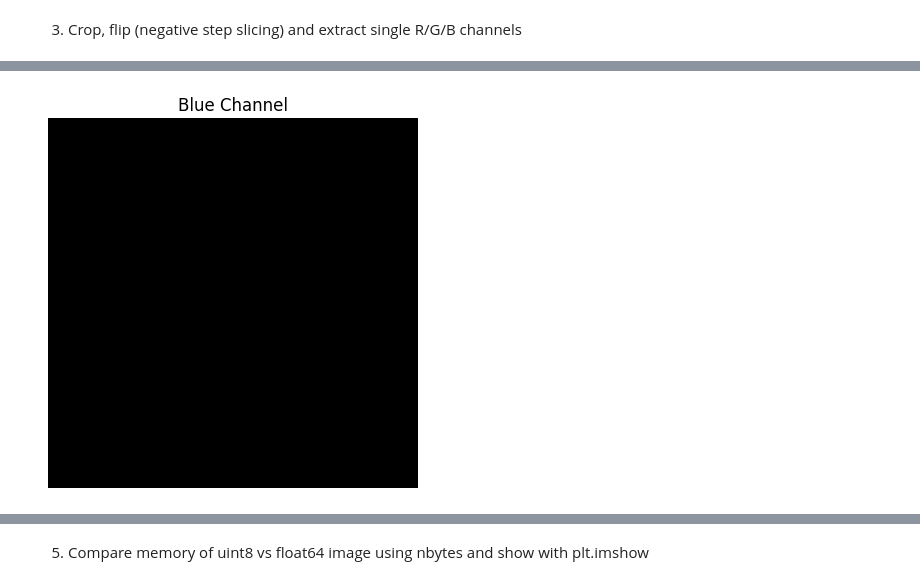
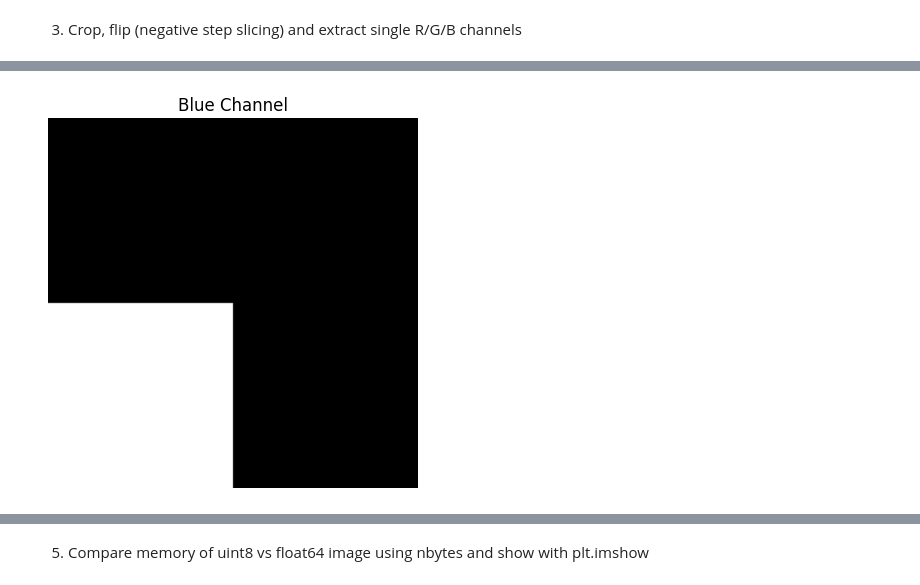
Before and after one commit to khushijaiswal4455-code/Image_pixel_manipulator, a Jupyter notebook: image_pixel.ipynb, the cells around one changed output, grey strips where cells are left out. Drawn from its saved outputs; the diff is of its cells as text; code cells hidden in the pictures.

```diff
--- a/image_pixel.ipynb
+++ b/image_pixel.ipynb
@@ -55,6 +55,8 @@ plt.show()
 img = np.zeros((200, 200, 3), dtype=np.uint8)
-# %%
-# Add colors to the image
-img[:, :, 0] = 255
-img[50:150, 50:150, 1] = 255
+# %%
+# Fill four regions with different colors
+img[0:100, 0:100] = [255, 0, 0]       # Red
+img[0:100, 100:200] = [0, 255, 0]     # Green
+img[100:200, 0:100] = [0, 0, 255]     # Blue
+img[100:200, 100:200] = [255, 255, 0] # Yellow
 # %%
@@ -110,8 +116,8 @@ plt.show()
 # %%
-# Display blue channel separately
-plt.imshow(blue, cmap="gray")
+# Display Blue channel separately
+plt.imshow(B, cmap="gray")
 plt.title("Blue Channel")
 plt.axis("off")
 plt.show()
 # %% [output]
-[figure, old version]
+[figure, new version]
```
Also changed, not shown: parts of 25 cells of this notebook.
